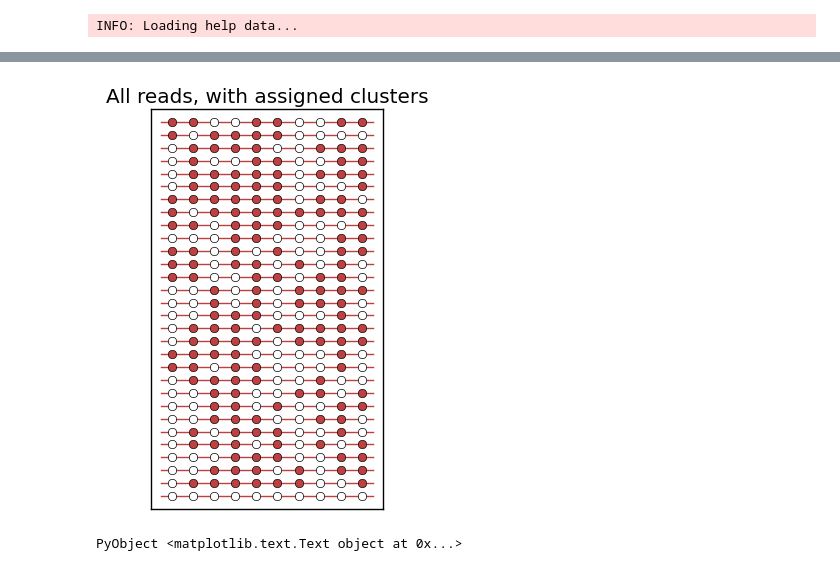
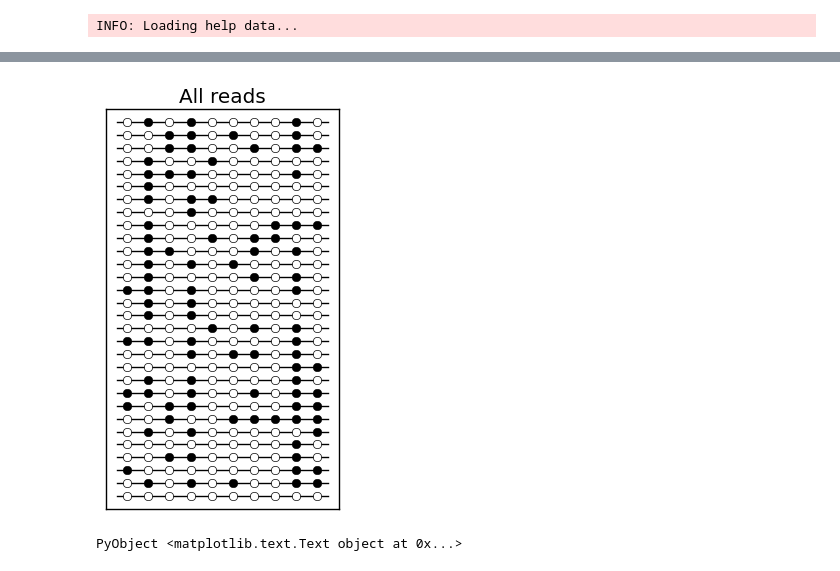
Before and after one commit to emukamel/notebooks, a Jupyter notebook: DNAmeth/Blackwell-MacQueen.ipynb, the cells around one changed output, grey strips where cells are left out. Drawn from its saved outputs; the diff is of its cells as text; code cells hidden in the pictures.

```diff
--- a/DNAmeth/Blackwell-MacQueen.ipynb
+++ b/DNAmeth/Blackwell-MacQueen.ipynb
@@ -147,7 +8,9 @@ show()
 # %%
-# Plots
+X,c = generate_data()
+
+# Plot the raw methylation data (assign everything to one cluster)
 figure(figsize=(3,5))
 plot_meth(X,ones(N))
 # %% [output]
-[figure, old version]
+[figure, new version]
 PyObject <matplotlib.text.Text object at 0x...>
```
Also changed, not shown: parts of 8 cells of this notebook, 3 other files.
